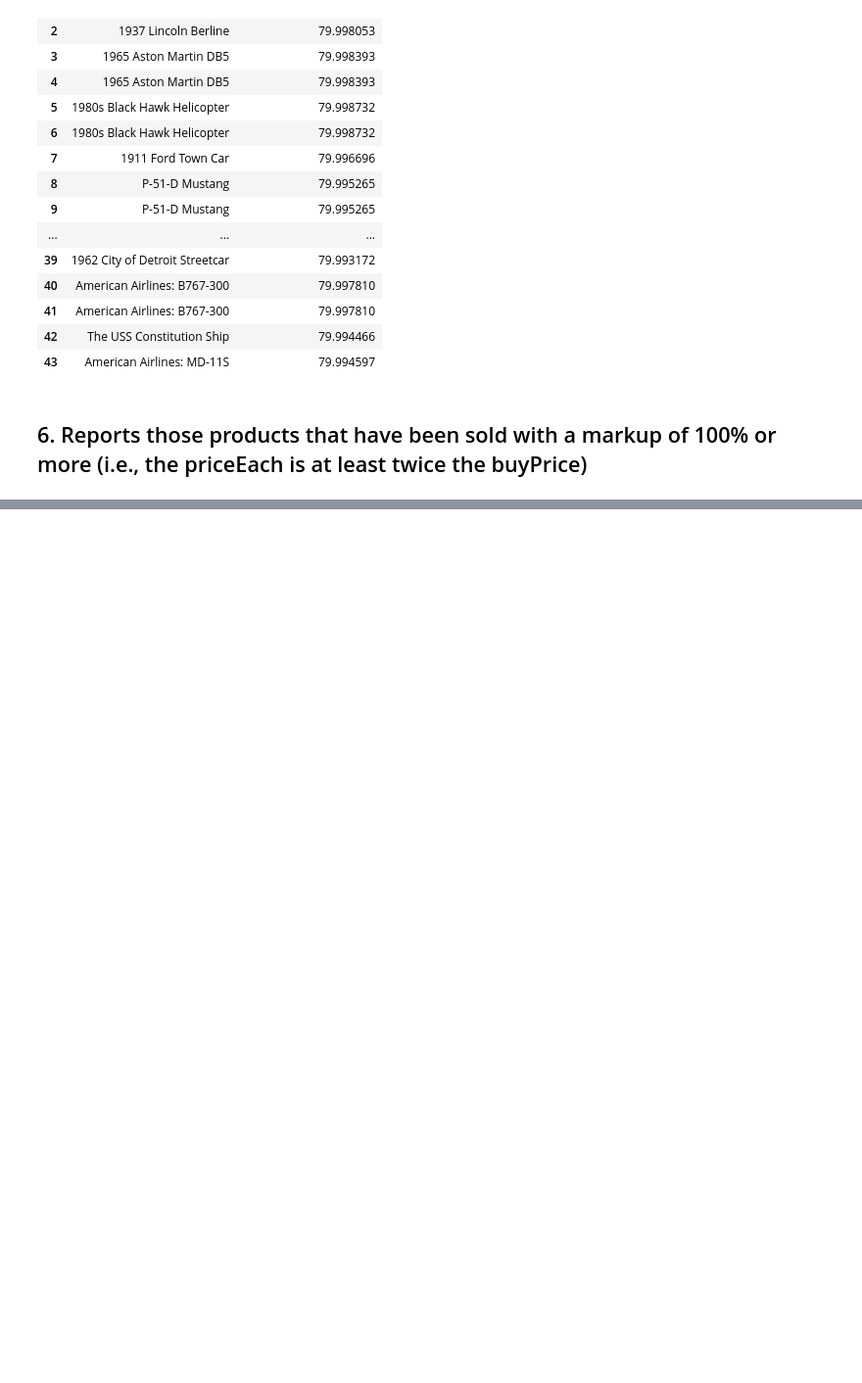
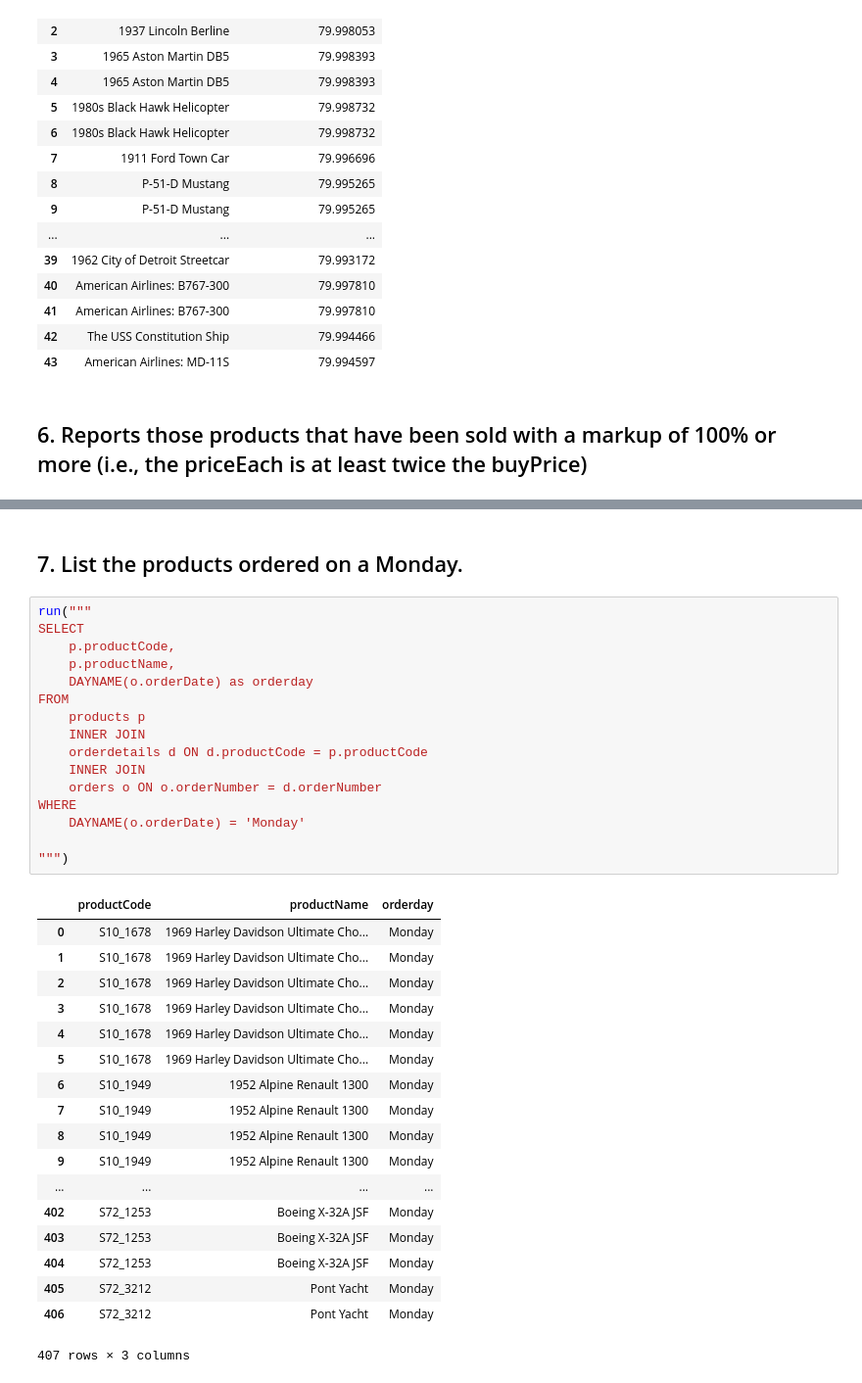
Before and after one commit to adiwirawan/digital-talent, a Jupyter notebook: LatihanSQL2.ipynb, the cells around one changed output, grey strips where cells are left out. Shown at 98% size. Saved outputs shown, nothing was run; the diff lists cells and outputs as text; blank space fills up the shorter version.

```diff
--- a/LatihanSQL2.ipynb
+++ b/LatihanSQL2.ipynb
@@ -384,0 +419,37 @@ WHERE
+# %% [markdown]
+## 7. List the products ordered on a Monday.
+# %%
+run("""
+SELECT
+    p.productCode,
+    p.productName,
+    DAYNAME(o.orderDate) as orderday
+FROM
+    products p
+    INNER JOIN
+    orderdetails d ON d.productCode = p.productCode
+    INNER JOIN
+    orders o ON o.orderNumber = d.orderNumber
+WHERE
+    DAYNAME(o.orderDate) = 'Monday'
+
+""")
+# %% [output]
+|  | productCode | productName | orderday |
+| 0 | S10_1678 | 1969 Harley Davidson Ultimate Cho... | Monday |
+| 1 | S10_1678 | 1969 Harley Davidson Ultimate Cho... | Monday |
+| 2 | S10_1678 | 1969 Harley Davidson Ultimate Cho... | Monday |
+| 3 | S10_1678 | 1969 Harley Davidson Ultimate Cho... | Monday |
+| 4 | S10_1678 | 1969 Harley Davidson Ultimate Cho... | Monday |
+| 5 | S10_1678 | 1969 Harley Davidson Ultimate Cho... | Monday |
+| 6 | S10_1949 | 1952 Alpine Renault 1300 | Monday |
+| 7 | S10_1949 | 1952 Alpine Renault 1300 | Monday |
+| 8 | S10_1949 | 1952 Alpine Renault 1300 | Monday |
+| 9 | S10_1949 | 1952 Alpine Renault 1300 | Monday |
+| ... | ... | ... | ... |
+| 402 | S72_1253 | Boeing X-32A JSF | Monday |
+| 403 | S72_1253 | Boeing X-32A JSF | Monday |
+| 404 | S72_1253 | Boeing X-32A JSF | Monday |
+| 405 | S72_3212 | Pont Yacht | Monday |
+| 406 | S72_3212 | Pont Yacht | Monday |
+407 rows × 3 columns
```
Also changed, not shown: parts of 3 cells of this notebook, 2 other files.
